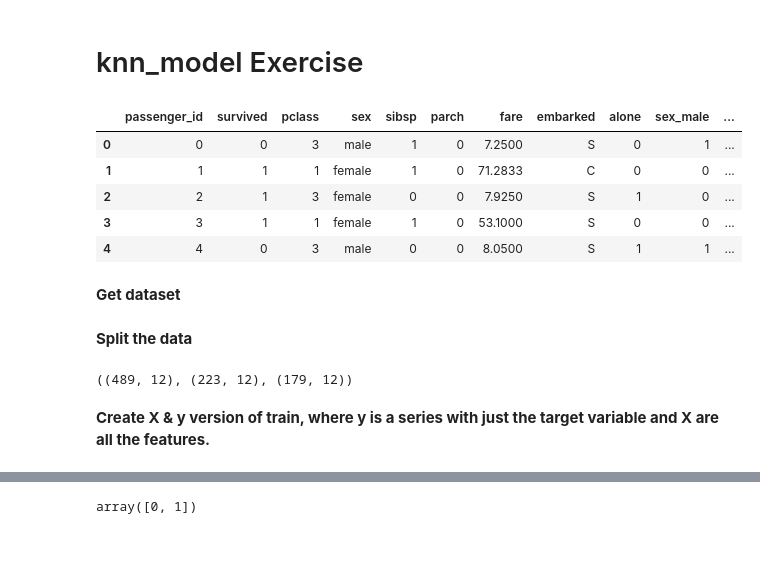
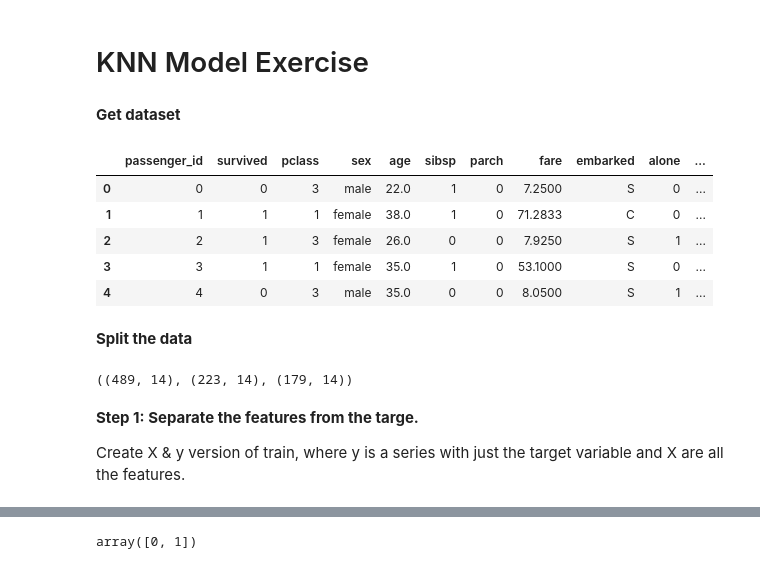
Before and after one commit to MigashaneVictoire/classification-exercises, a Jupyter notebook: knn_model.ipynb, the cells around one changed output, grey strips where cells are left out. Saved outputs shown, nothing was run; the diff lists cells and outputs as text; code cells hidden in the pictures.

Commit message:
finalize knn exercise

```diff
--- a/knn_model.ipynb
+++ b/knn_model.ipynb
@@ -1,5 +1,5 @@
 # %% [markdown]
-# knn_model Exercise
+# KNN Model Exercise
 # %%
 import pandas as pd
 import numpy as np
@@ -16,25 +19,29 @@ import util
+# %% [markdown]
+**Get dataset**
 # %%
 # use the titanic data feom prepare file
 titanic = prepare.prep_titanic()
 
-titanic= titanic.drop(columns=["age"])
+# create base line column
+titanic["baseline"] = [int(titanic.survived.mode()) for i in range(len(titanic))]
+
 titanic.head()
 # %% [output]
-|  | passenger_id | survived | pclass | sex | sibsp | parch | fare | embarked | alone | sex_male | ... |
-| 0 | 0 | 0 | 3 | male | 1 | 0 | 7.2500 | S | 0 | 1 | ... |
-| 1 | 1 | 1 | 1 | female | 1 | 0 | 71.2833 | C | 0 | 0 | ... |
-| 2 | 2 | 1 | 3 | female | 0 | 0 | 7.9250 | S | 1 | 0 | ... |
-| 3 | 3 | 1 | 1 | female | 1 | 0 | 53.1000 | S | 0 | 0 | ... |
-| 4 | 4 | 0 | 3 | male | 0 | 0 | 8.0500 | S | 1 | 1 | ... |
+|  | passenger_id | survived | pclass | sex | age | sibsp | parch | fare | embarked | alone | ... |
+| 0 | 0 | 0 | 3 | male | 22.0 | 1 | 0 | 7.2500 | S | 0 | ... |
+| 1 | 1 | 1 | 1 | female | 38.0 | 1 | 0 | 71.2833 | C | 0 | ... |
+| 2 | 2 | 1 | 3 | female | 26.0 | 0 | 0 | 7.9250 | S | 1 | ... |
+| 3 | 3 | 1 | 1 | female | 35.0 | 1 | 0 | 53.1000 | S | 0 | ... |
+| 4 | 4 | 0 | 3 | male | 35.0 | 0 | 0 | 8.0500 | S | 1 | ... |
-# %% [markdown]
-**Get dataset**
 # %% [markdown]
 **Split the data**
 # %%
 train, validate, test = prepare.split_data_(df=titanic, validate_size=.25, random_state=95, stratify_col="survived")
+
+train.shape, validate.shape, test.shape
+# %% [output]
+((489, 14), (223, 14), (179, 14))
-# %%
-train.shape, validate.shape, test.shape
-# %% [output]
-((489, 12), (223, 12), (179, 12))
 # %% [markdown]
-**Create X & y version of train, where y is a series with just the target variable and X are all the features.**
+**Step 1: Separate the features from the targe.**
+
+Create X & y version of train, where y is a series with just the target variable and X are all the features.
```
Also changed, not shown: parts of 27 cells of this notebook.
